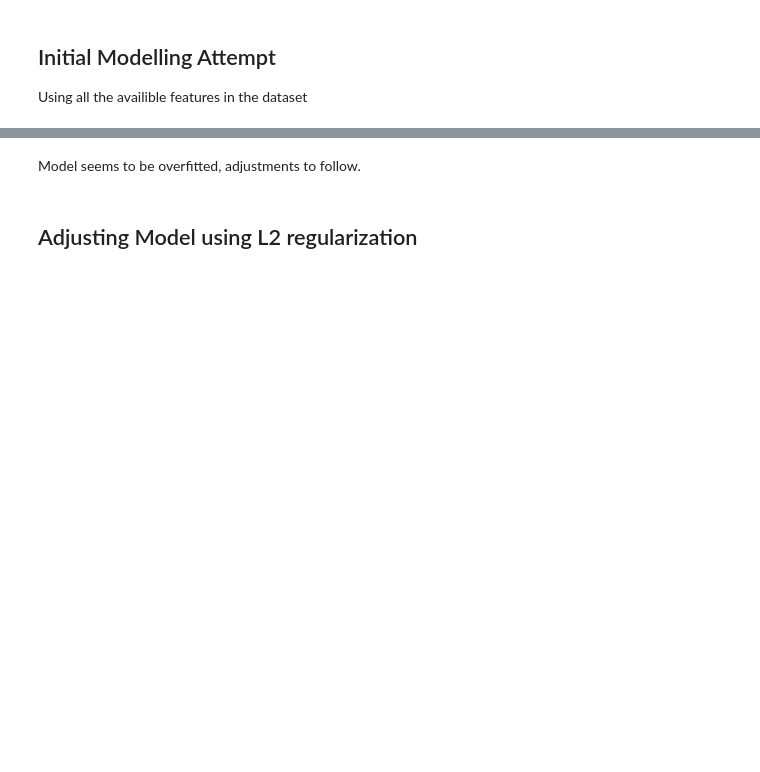
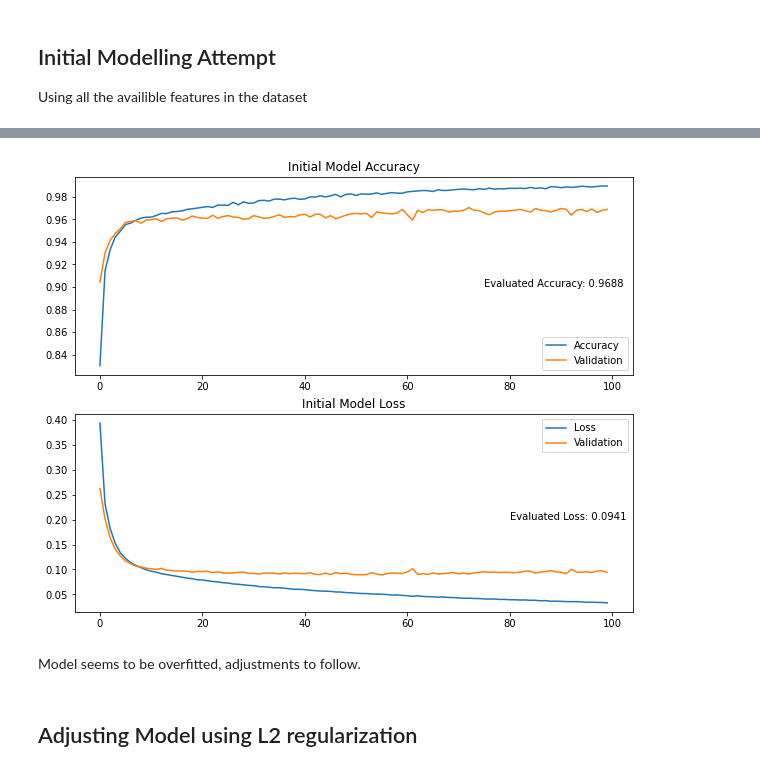
Before and after one commit to JohnTorgerson/credit-card-churn, a Jupyter notebook: neural_network_notebook.ipynb, the cells around one changed output, grey strips where cells are left out. Saved outputs shown, nothing was run; the diff lists cells and outputs as text; code cells hidden in the pictures; blank space fills up the shorter version.

Commit message:
added legends to figures, added h5 and history export

```diff
--- a/neural_network_notebook.ipynb
+++ b/neural_network_notebook.ipynb
@@ -75,8 +126,18 @@ print(f"Loss:{initial_loss}, Accuracy: {initial_accuracy}")
 # %%
-plt.plot(initial_model.history['accuracy'])
-plt.plot(initial_model.history['val_accuracy'])
-plt.title("Initial Model Accuracy")
-plt.ylabel("Accuracy")
-plt.xlabel("Epoch")
-plt.legend(['Training','Validation'], loc = 'center')
+fig, axs = plt.subplots(2, figsize=(10, 8))
+
+axs[0].plot(initial_model.history['accuracy'],label='Accuracy')
+axs[0].plot(initial_model.history['val_accuracy'],label='Validation')
+axs[0].legend()
+axs[0].text(75,.9,f'Evaluated Accuracy: {round(initial_accuracy,4)}')
+axs[0].set_title("Initial Model Accuracy")
+
+axs[1].plot(initial_model.history['loss'],label='Loss')
+axs[1].plot(initial_model.history['val_loss'],label='Validation')
+axs[1].legend()
+axs[1].text(80,.2,f'Evaluated Loss: {round(initial_loss,4)}')
+axs[1].set_title("Initial Model Loss")
+
 plt.show()
+# %% [output]
+[figure, added]
```
Also changed, not shown: parts of 26 cells of this notebook.
